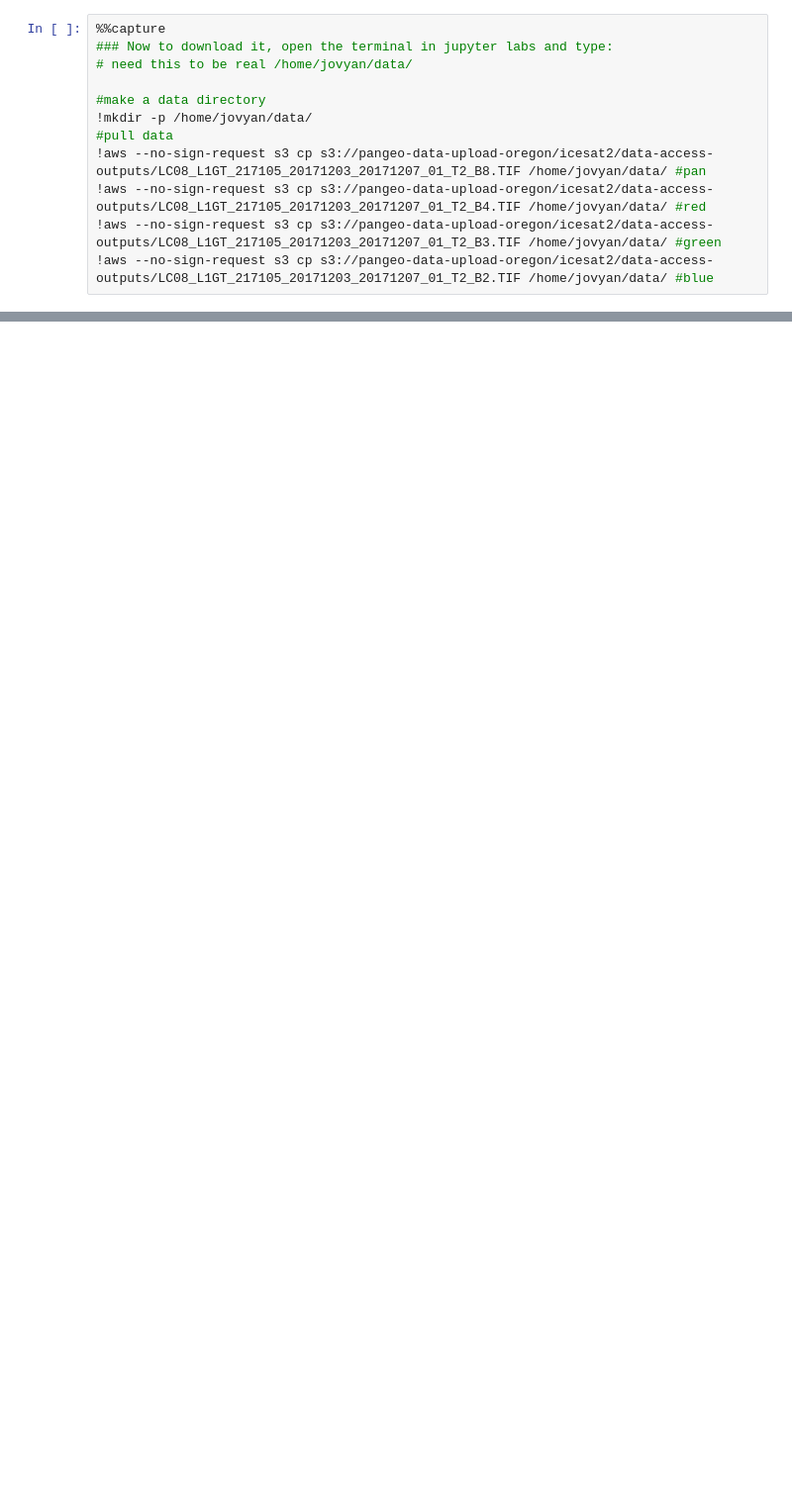
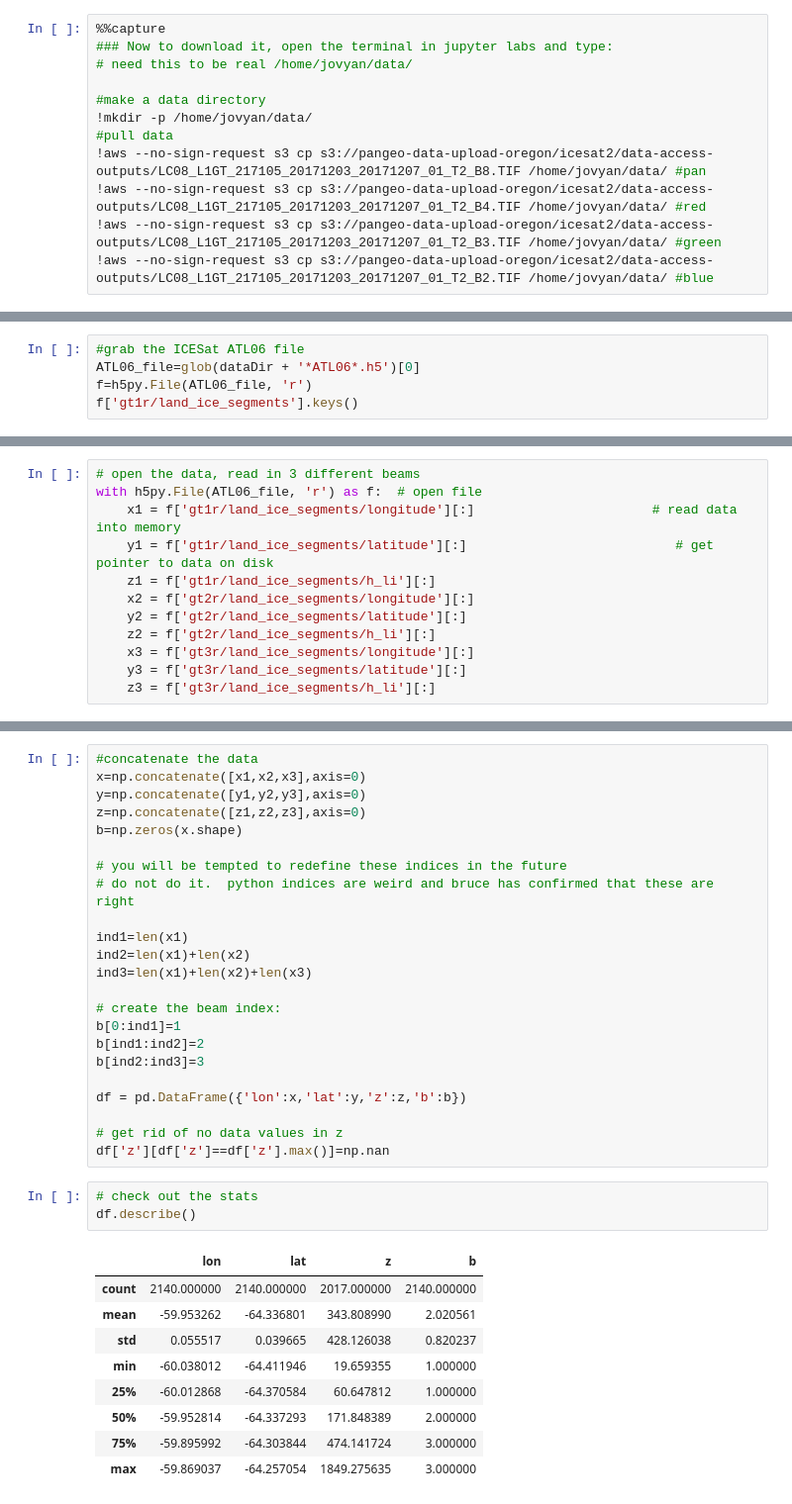
Before and after one commit to ICESAT-2HackWeek/crackup, a Jupyter notebook: Crackup_tutorial.ipynb, the cells around one changed output, grey strips where cells are left out. Shown at 99% size. Saved outputs shown, nothing was run; the diff lists cells and outputs as text; blank space fills up the shorter version.

```diff
--- a/Crackup_tutorial.ipynb
+++ b/Crackup_tutorial.ipynb
@@ -965,0 +1065,5 @@ print('St. Dev. ATL06-ATL03 elevations = ',np.around(np.nanstd(elev_diff[ind_y])
+# %%
+#grab the ICESat ATL06 file
+ATL06_file=glob(dataDir + '*ATL06*.h5')[0]
+f=h5py.File(ATL06_file, 'r')
+f['gt1r/land_ice_segments'].keys()
@@ -965,0 +1072,12 @@ print('St. Dev. ATL06-ATL03 elevations = ',np.around(np.nanstd(elev_diff[ind_y])
+# %%
+# open the data, read in 3 different beams
+with h5py.File(ATL06_file, 'r') as f:  # open file
+    x1 = f['gt1r/land_ice_segments/longitude'][:]                       # read data into memory
+    y1 = f['gt1r/land_ice_segments/latitude'][:]                           # get pointer to data on disk
+    z1 = f['gt1r/land_ice_segments/h_li'][:]
+    x2 = f['gt2r/land_ice_segments/longitude'][:]
+    y2 = f['gt2r/land_ice_segments/latitude'][:]
+    z2 = f['gt2r/land_ice_segments/h_li'][:]
+    x3 = f['gt3r/land_ice_segments/longitude'][:]
+    y3 = f['gt3r/land_ice_segments/latitude'][:]
+    z3 = f['gt3r/land_ice_segments/h_li'][:]
@@ -965,0 +1086,36 @@ print('St. Dev. ATL06-ATL03 elevations = ',np.around(np.nanstd(elev_diff[ind_y])
+# %%
+#concatenate the data
+x=np.concatenate([x1,x2,x3],axis=0)
+y=np.concatenate([y1,y2,y3],axis=0)
+z=np.concatenate([z1,z2,z3],axis=0)
+b=np.zeros(x.shape)
+
+# you will be tempted to redefine these indices in the future
+# do not do it.  python indices are weird and bruce has confirmed that these are right
+
+ind1=len(x1)
+ind2=len(x1)+len(x2)
+ind3=len(x1)+len(x2)+len(x3)
+
+# create the beam index:
+b[0:ind1]=1
+b[ind1:ind2]=2
+b[ind2:ind3]=3
+
+df = pd.DataFrame({'lon':x,'lat':y,'z':z,'b':b})
+
+# get rid of no data values in z
+df['z'][df['z']==df['z'].max()]=np.nan
+# %%
+# check out the stats
+df.describe()
+# %% [output]
+|  | lon | lat | z | b |
+| count | 2140.000000 | 2140.000000 | 2017.000000 | 2140.000000 |
+| mean | -59.953262 | -64.336801 | 343.808990 | 2.020561 |
+| std | 0.055517 | 0.039665 | 428.126038 | 0.820237 |
+| min | -60.038012 | -64.411946 | 19.659355 | 1.000000 |
+| 25% | -60.012868 | -64.370584 | 60.647812 | 1.000000 |
+| 50% | -59.952814 | -64.337293 | 171.848389 | 2.000000 |
+| 75% | -59.895992 | -64.303844 | 474.141724 | 3.000000 |
+| max | -59.869037 | -64.257054 | 1849.275635 | 3.000000 |
```
Also changed, not shown: parts of 13 cells of this notebook.
